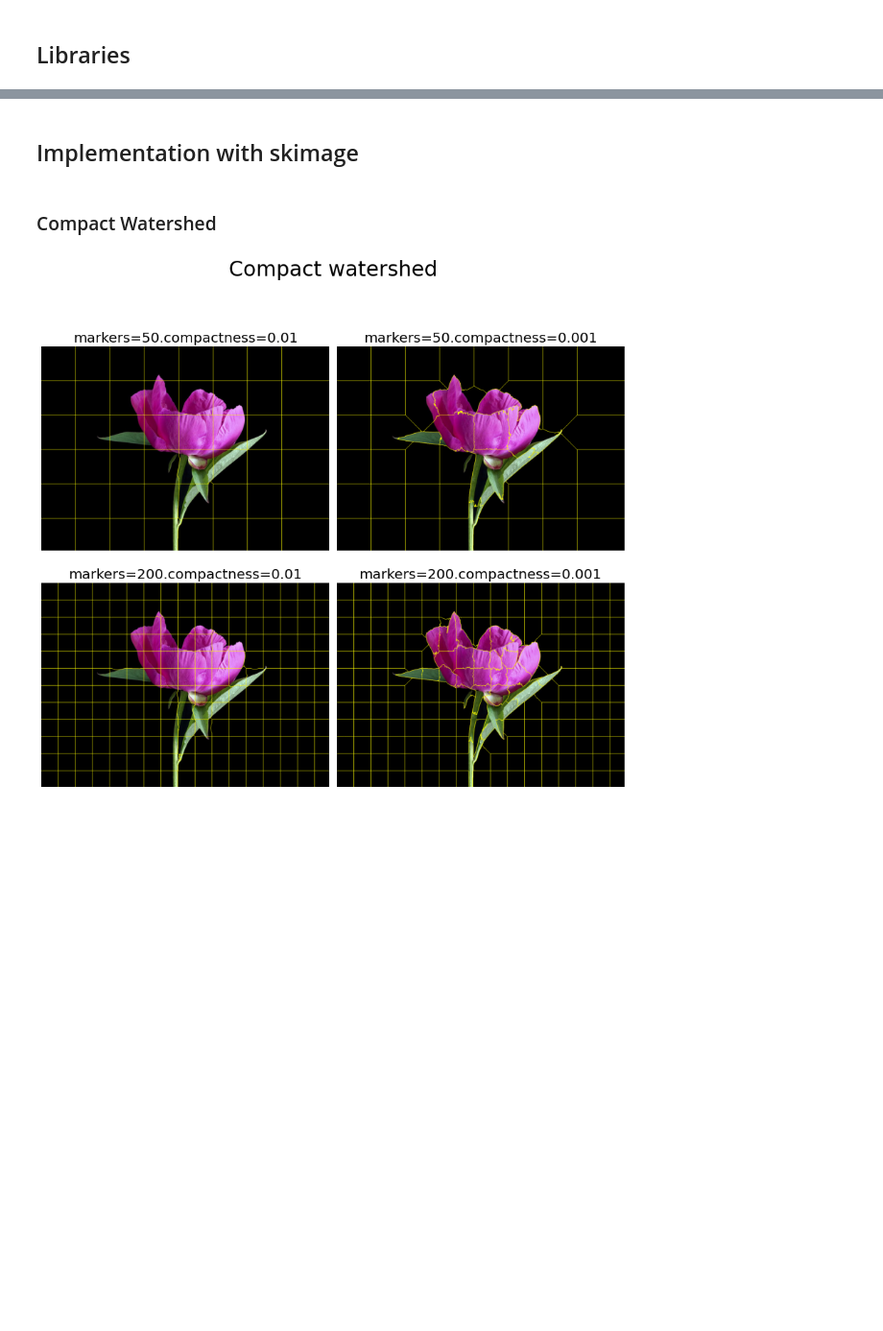
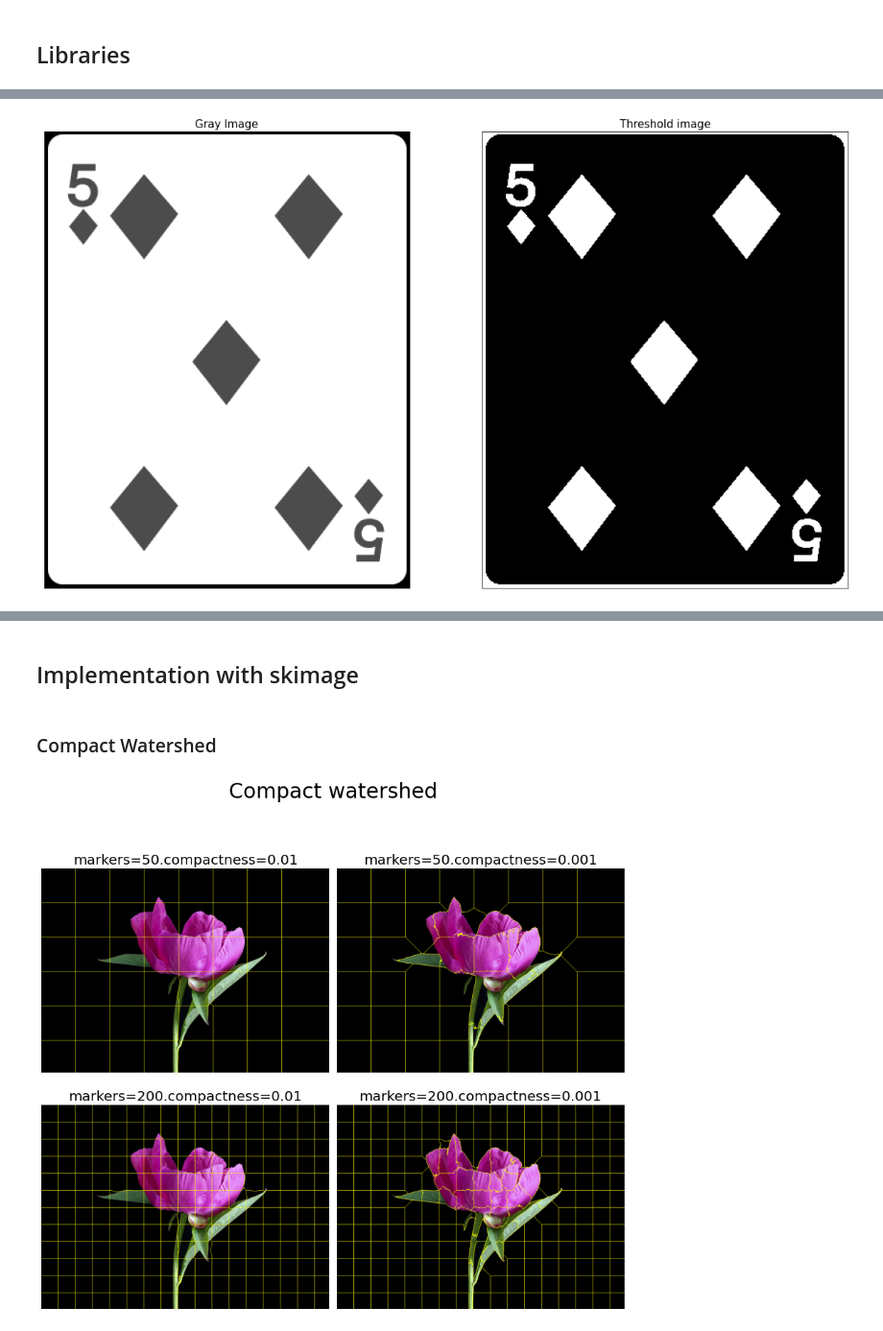
Before and after one commit to armandoBringas/computer-vision-course, a Jupyter notebook: final_project/segmentation_watershed.ipynb, the cells around one changed output, grey strips where cells are left out. Shown: that part at 96% size. Drawn from its saved outputs; the diff is of its cells as text; code cells hidden in the pictures; blank space fills up the shorter version.

```diff
--- a/final_project/segmentation_watershed.ipynb
+++ b/final_project/segmentation_watershed.ipynb
@@ -33,0 +40,8 @@ from skimage.io import imread
+# %%
+def plot_images(img1, img2, img1_title, img2_title):
+    plt.figure(figsize=([20, 20]))
+    plt.subplot(121),plt.imshow(img1, cmap='gray')
+    plt.title(img1_title, size=15), plt.xticks([]), plt.yticks([])
+    plt.subplot(122),plt.imshow(img2, cmap='gray')
+    plt.title(img2_title, size=15), plt.xticks([]), plt.yticks([])
+    plt.show()
@@ -33,0 +58,10 @@ from skimage.io import imread
+# %%
+# convert from color to grayscale
+gray_img = cv2.cvtColor(img, cv2.COLOR_BGR2GRAY)
+
+# Divide the image into two regions, blacks and whites
+ret, thresh = cv2.threshold(gray_img, 0, 255, cv2.THRESH_BINARY_INV+cv2.THRESH_OTSU)
+
+plot_images(gray_img, thresh, 'Gray Image', 'Threshold image')
+# %% [output]
+[figure, added]
```
Also changed, not shown: parts of 7 cells of this notebook, 2 other files.
